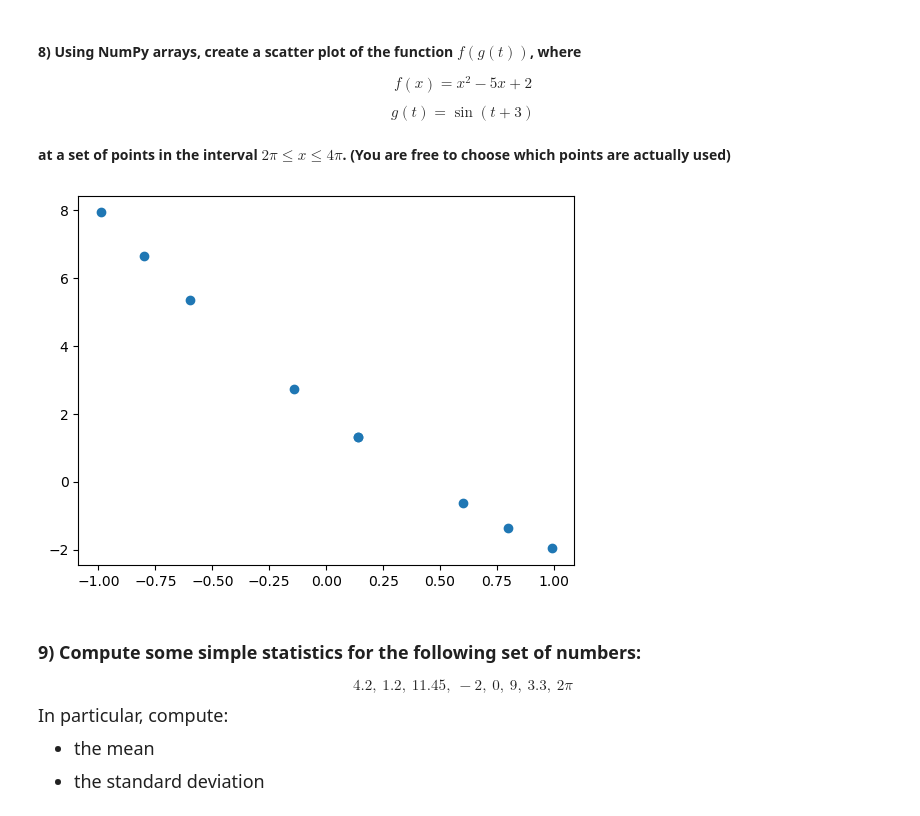
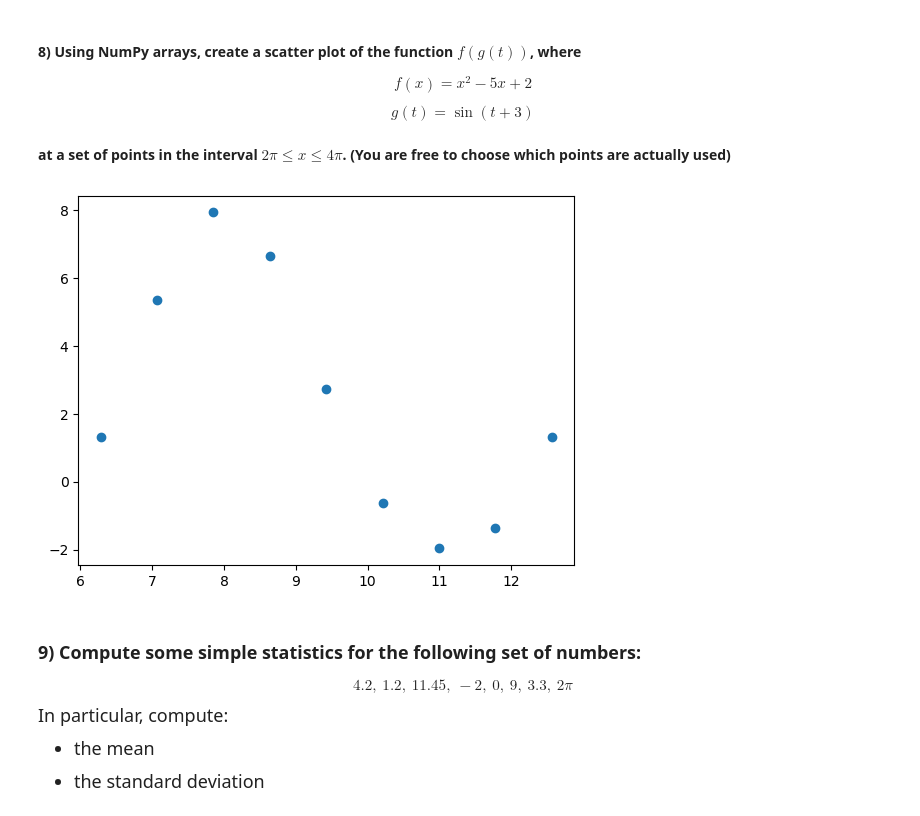
Before and after one commit to CusterLiu/datasci151spring2026, a Jupyter notebook: lecture_06/lecture_06.ipynb, the cells around one changed output. Drawn from its saved outputs; the diff is of its cells as text; code cells hidden in the pictures.

```diff
--- a/lecture_06/lecture_06.ipynb
+++ b/lecture_06/lecture_06.ipynb
@@ -727,17 +747,16 @@ $$ g(t) = \sin(t + 3) $$
 #### at a set of points in the interval $2\pi \leq x \leq 4\pi$. (You are free to choose which points are actually used)
 # %%
 # your code here
-pi = np.pi
 x = np.array([2, 2.25, 2.5, 2.75, 3, 3.25, 3.5, 3.75, 4])
-x_val = x*pi
+x_val = x*np.pi
 
 g = np.sin(x_val + 3)
 f = g**2 - 5*g + 2
 
-plt.scatter(g, f)
+plt.scatter(x_val, f)
 plt.show()
 # %% [output]
-[figure, old version]
+[figure, new version]
 # %% [markdown]
 ### **9)** Compute some simple statistics for the following set of numbers:
 
```
Also changed, not shown: parts of 7 cells of this notebook.
